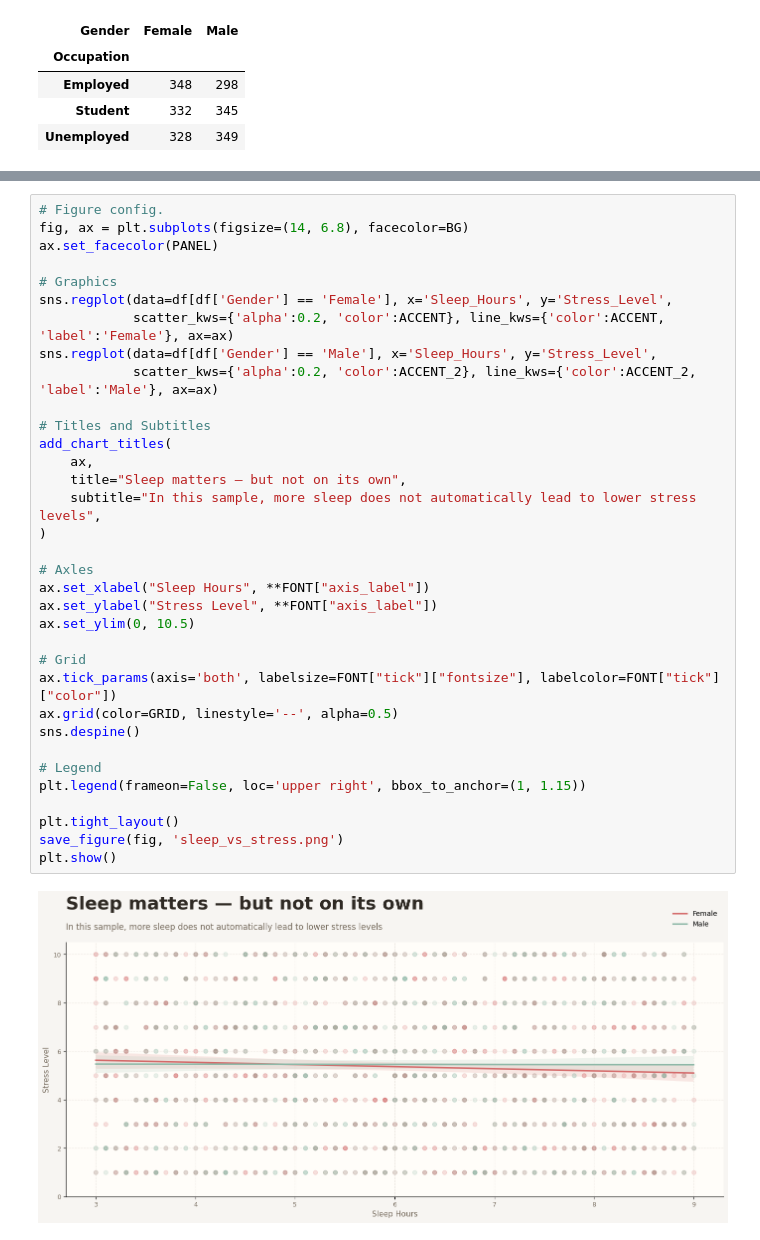
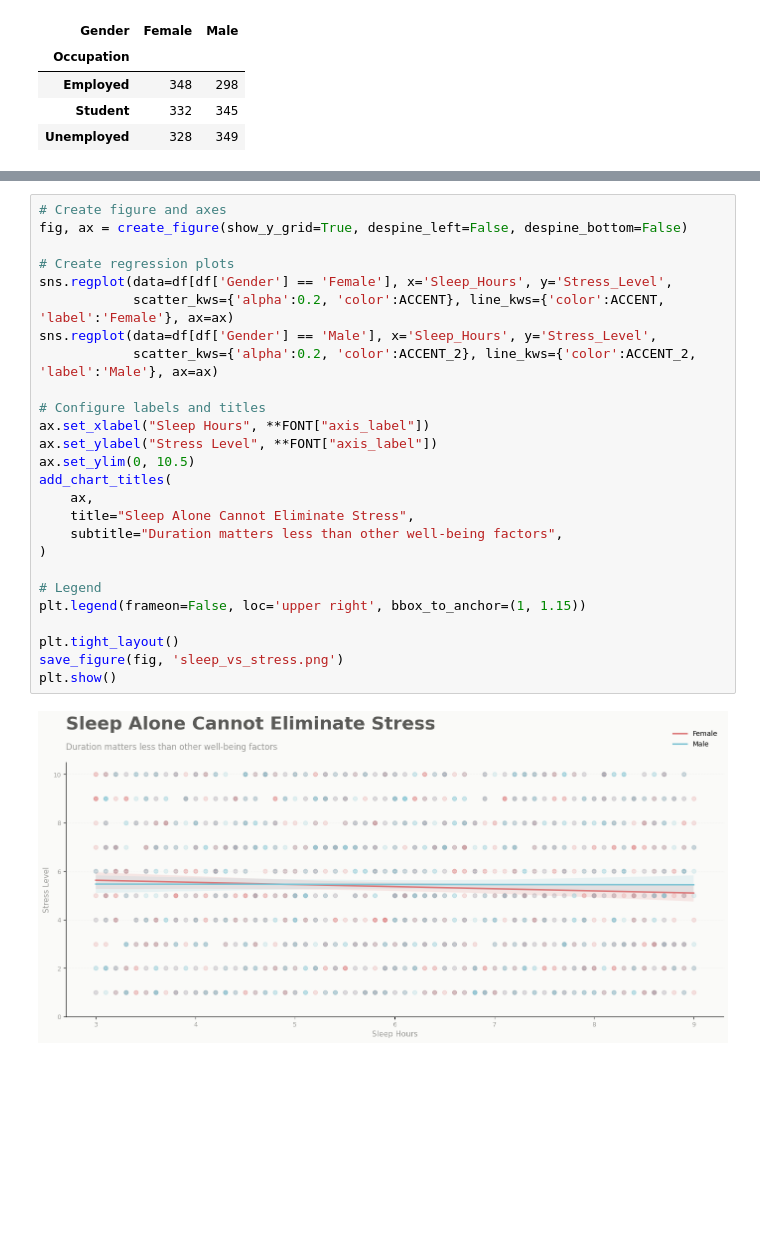
Before and after one commit to matheusmarquezinhub/mental-health-kaggle, a Jupyter notebook: notebooks/main.ipynb, the cells around one changed output, grey strips where cells are left out. Drawn from its saved outputs; the diff is of its cells as text; blank space fills up the shorter version.

```diff
--- a/notebooks/main.ipynb
+++ b/notebooks/main.ipynb
@@ -370,38 +415,30 @@ plt.show()
 # %%
-# Figure config.
-fig, ax = plt.subplots(figsize=(14, 6.8), facecolor=BG)
-ax.set_facecolor(PANEL)
+# Create figure and axes
+fig, ax = create_figure(show_y_grid=True, despine_left=False, despine_bottom=False)
 
-# Graphics
+# Create regression plots
 sns.regplot(data=df[df['Gender'] == 'Female'], x='Sleep_Hours', y='Stress_Level',
             scatter_kws={'alpha':0.2, 'color':ACCENT}, line_kws={'color':ACCENT, 'label':'Female'}, ax=ax)
 sns.regplot(data=df[df['Gender'] == 'Male'], x='Sleep_Hours', y='Stress_Level',
             scatter_kws={'alpha':0.2, 'color':ACCENT_2}, line_kws={'color':ACCENT_2, 'label':'Male'}, ax=ax)
 
-# Titles and Subtitles
-add_chart_titles(
-    ax,
-    title="Sleep matters — but not on its own",
-    subtitle="In this sample, more sleep does not automatically lead to lower stress levels",
-)
-
-# Axles
+# Configure labels and titles
 ax.set_xlabel("Sleep Hours", **FONT["axis_label"])
 ax.set_ylabel("Stress Level", **FONT["axis_label"])
 ax.set_ylim(0, 10.5)
-
-# Grid
-ax.tick_params(axis='both', labelsize=FONT["tick"]["fontsize"], labelcolor=FONT["tick"]["color"])
-ax.grid(color=GRID, linestyle='--', alpha=0.5)
-sns.despine()
+add_chart_titles(
+    ax,
+    title="Sleep Alone Cannot Eliminate Stress",
+    subtitle="Duration matters less than other well-being factors",
+)
 
 # Legend
 plt.legend(frameon=False, loc='upper right', bbox_to_anchor=(1, 1.15))
 
 plt.tight_layout()
 save_figure(fig, 'sleep_vs_stress.png')
 plt.show()
 # %% [output]
-[figure, old version]
+[figure, new version]
 # %%
 
```
Also changed, not shown: parts of 10 cells of this notebook, 4 other files.
